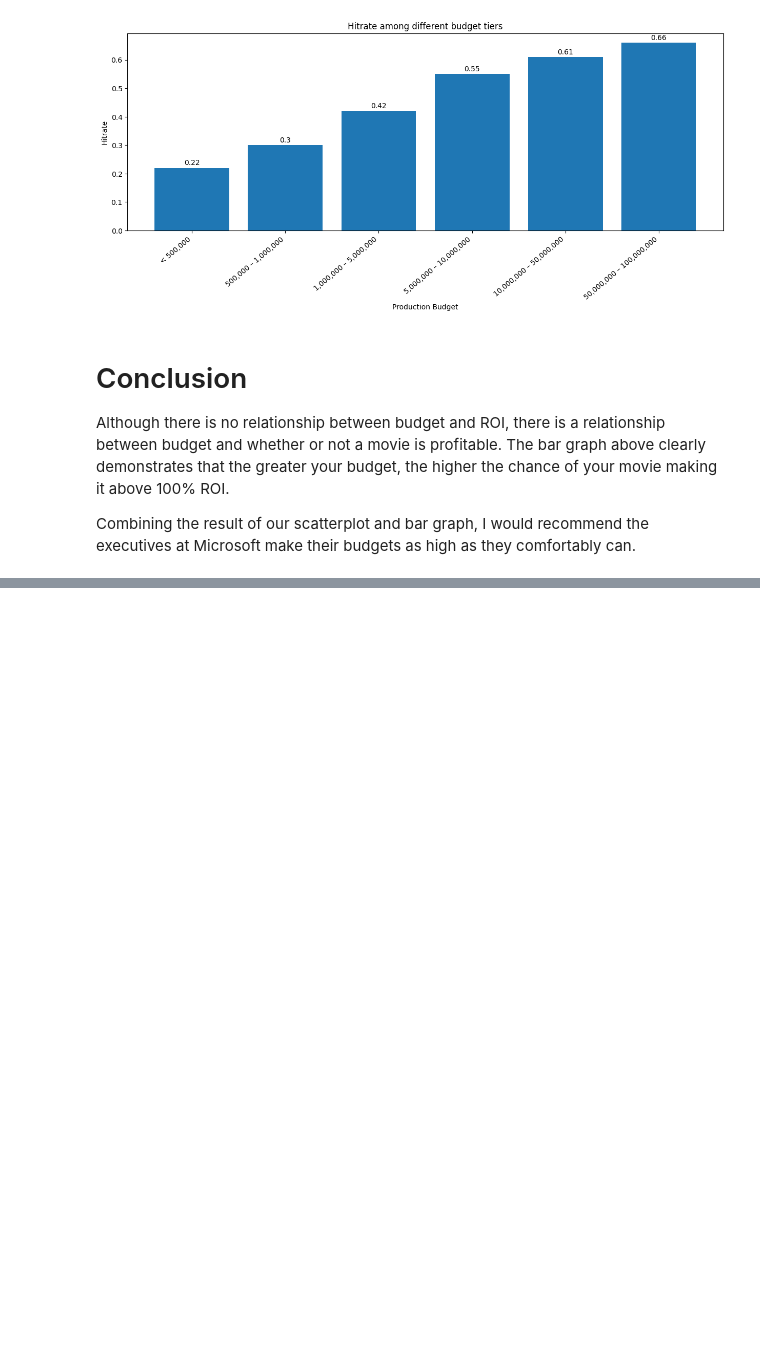
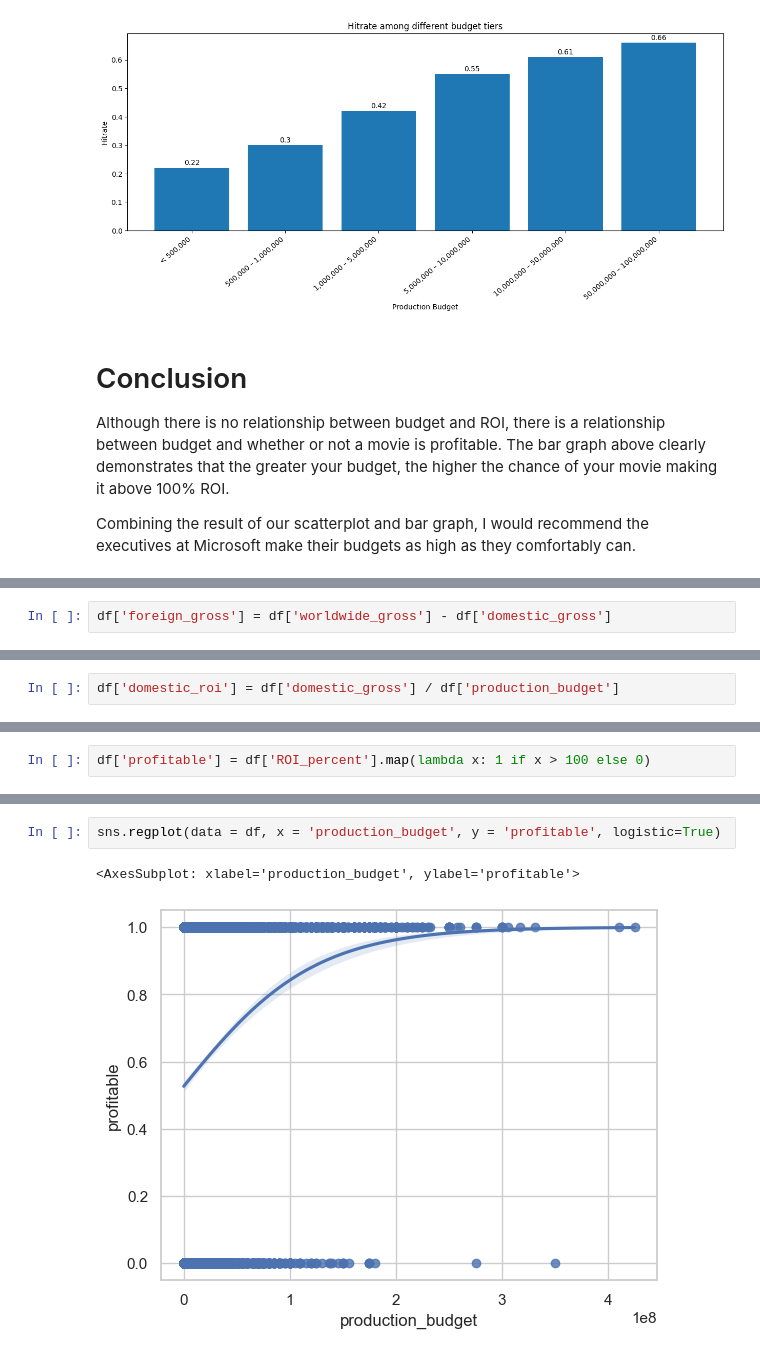
Before and after one commit to Jellohub/phase1_project, a Jupyter notebook: Budget.ipynb, the cells around one changed output, grey strips where cells are left out. Drawn from its saved outputs; the diff is of its cells as text; blank space fills up the shorter version.

```diff
--- a/Budget.ipynb
+++ b/Budget.ipynb
@@ -514,0 +531,2 @@ Combining the result of our scatterplot and bar graph, I would recommend the exe
+# %%
+df['foreign_gross'] = df['worldwide_gross'] - df['domestic_gross']
@@ -514,0 +539,2 @@ Combining the result of our scatterplot and bar graph, I would recommend the exe
+# %%
+df['domestic_roi'] = df['domestic_gross'] / df['production_budget']
@@ -514,0 +545,2 @@ Combining the result of our scatterplot and bar graph, I would recommend the exe
+# %%
+df['profitable'] = df['ROI_percent'].map(lambda x: 1 if x > 100 else 0)
@@ -514,0 +563,5 @@ Combining the result of our scatterplot and bar graph, I would recommend the exe
+# %%
+sns.regplot(data = df, x = 'production_budget', y = 'profitable', logistic=True)
+# %% [output]
+<AxesSubplot: xlabel='production_budget', ylabel='profitable'>
+[figure, added]
```
Also changed, not shown: parts of 4 cells of this notebook, 3 other files.
